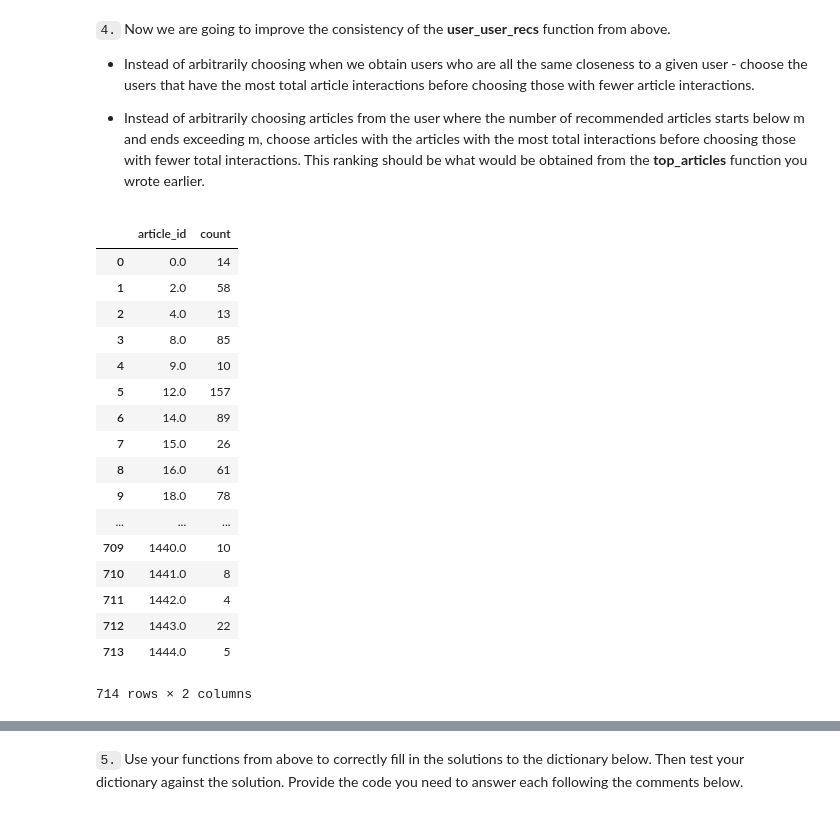
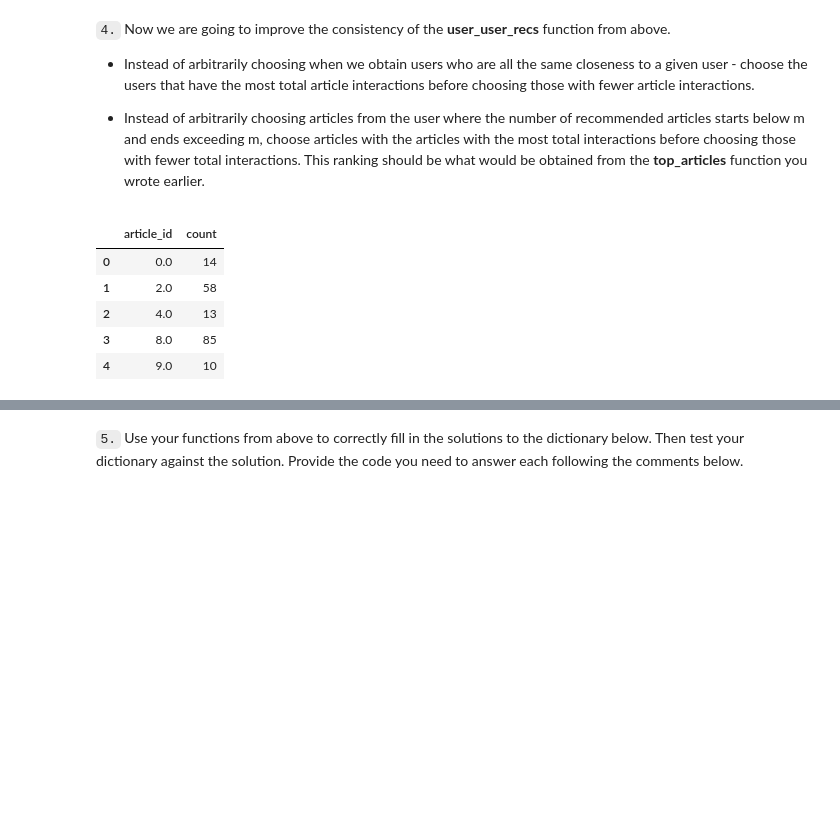
Before and after one commit to yduh/Recommendation-System, a Jupyter notebook: IBM-WatsonStudio-ArticleRecs/Recommendations_with_IBM.ipynb, the cells around one changed output, grey strips where cells are left out. Saved outputs shown, nothing was run; the diff lists cells and outputs as text; code cells hidden in the pictures; blank space fills up the shorter version.

```diff
--- a/IBM-WatsonStudio-ArticleRecs/Recommendations_with_IBM.ipynb
+++ b/IBM-WatsonStudio-ArticleRecs/Recommendations_with_IBM.ipynb
@@ -620,26 +584,14 @@ If this is all you see, you passed all of our tests!  Nice job!
 * Instead of arbitrarily choosing articles from the user where the number of recommended articles starts below m and ends exceeding m, choose articles with the articles with the most total interactions before choosing those with fewer total interactions. This ranking should be  what would be obtained from the **top_articles** function you wrote earlier.
 # %%
 popularity = pd.DataFrame(df.groupby(['article_id']).size().to_frame('count').reset_index())
-popularity.sort_values(['article_id','count'], ascending=[True, False])
+popularity.sort_values(['article_id','count'], ascending=[True, False]).head()
 # %% [output]
 |  | article_id | count |
 | 0 | 0.0 | 14 |
 | 1 | 2.0 | 58 |
 | 2 | 4.0 | 13 |
 | 3 | 8.0 | 85 |
 | 4 | 9.0 | 10 |
-| 5 | 12.0 | 157 |
-| 6 | 14.0 | 89 |
-| 7 | 15.0 | 26 |
-| 8 | 16.0 | 61 |
-| 9 | 18.0 | 78 |
-| ... | ... | ... |
-| 709 | 1440.0 | 10 |
-| 710 | 1441.0 | 8 |
-| 711 | 1442.0 | 4 |
-| 712 | 1443.0 | 22 |
-| 713 | 1444.0 | 5 |
-714 rows × 2 columns
 # %%
 neighbors_df = pd.DataFrame()
 
```
Also changed, not shown: parts of 56 cells of this notebook, 4 other files.
